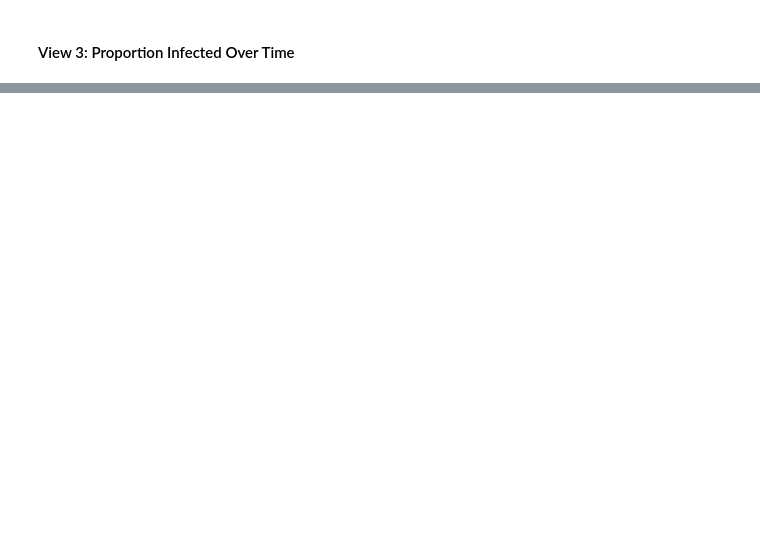
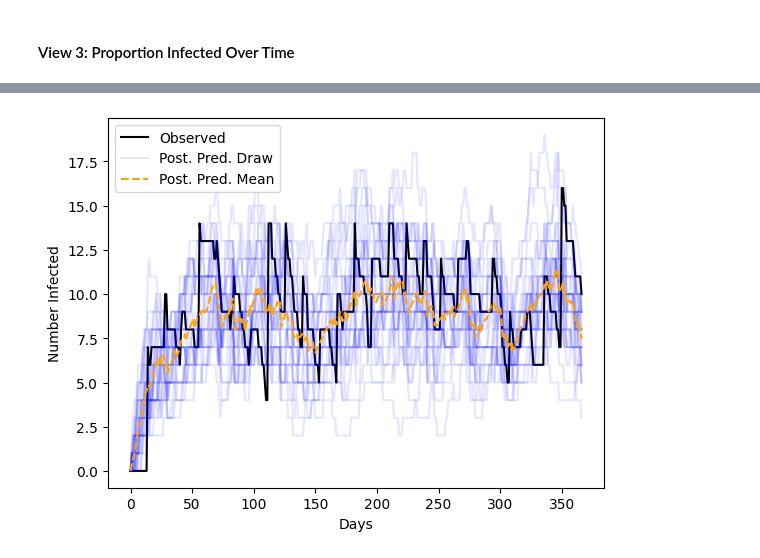
Before and after one commit to epibayes/np-epid, a Jupyter notebook: notebooks/crkp_simulator_test.ipynb, the cells around one changed output, grey strips where cells are left out. Saved outputs shown, nothing was run; the diff lists cells and outputs as text; code cells hidden in the pictures; blank space fills up the shorter version.

```diff
--- a/notebooks/crkp_simulator_test.ipynb
+++ b/notebooks/crkp_simulator_test.ipynb
@@ -404,0 +156,23 @@ plt.show()
+# %%
+posterior_predictive_abc = np.empty((K, model.T))
+for i in range(30):
+    beta = npe_sample[i]
+    x_rep = model.CRKP_simulator(beta, i)
+    posterior_predictive[i] =  np.array(x_rep) * model.N - precols
+pp_mean = posterior_predictive.mean(0)
+labels = ["Post. Pred. Draw"] + [None for _ in range(K-1)]
+I_o = x_o[:, 0] * model.N - precols
+plt.plot(I_o, label="Observed", color="k")
+plt.plot(posterior_predictive.T,
+         label=labels, color="b",
+         alpha=0.1)
+plt.plot(pp_mean, label="Post. Pred. Mean", linestyle="--",
+         color="orange")
+# plt.plot(Nt, label="Population", color="g", linestyle=":")
+plt.legend()
+# plt.title("Posterior Predictive Check of Infection Rate")
+plt.ylabel("Number Infected")
+plt.xlabel("Days")
+plt.show()
+# %% [output]
+[figure, added]
```
Also changed, not shown: parts of 46 cells of this notebook, 6 other files.
